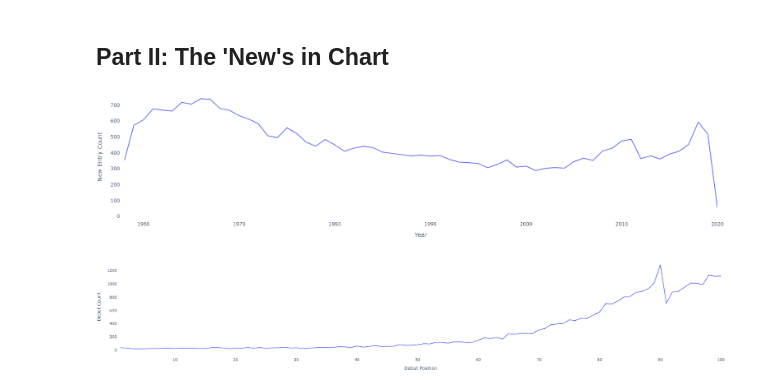
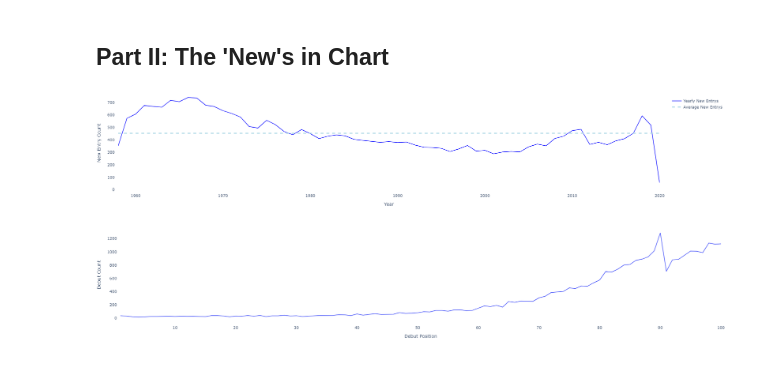
Before and after one commit to Y-Hang/Billboard-Hot-100-Fluidity-Analysis, a Jupyter notebook: Billboard Hot 100 Liquidity Analysis.ipynb, the cells around one changed output. Drawn from its saved outputs; the diff is of its cells as text; code cells hidden in the pictures.

Commit message:
Update visuals and report

```diff
--- a/Billboard Hot 100 Liquidity Analysis.ipynb
+++ b/Billboard Hot 100 Liquidity Analysis.ipynb
@@ -73,21 +73,27 @@ pd.set_option('display.max_columns', 18)
 # %%
 news_all = (trend_df.loc[:, :] == 'New').sum()
 news_all.index = [d[:4] for d in news_all.index]
 news_all = news_all.groupby(level = 0).sum()
-fig = go.Figure(go.Scatter(x=news_all.index,
-                           y=news_all,
-                           mode='lines'))
+fig = go.Figure()
+fig.add_trace(go.Scatter(x=news_all.index,
+                         y=news_all,
+                         line=dict(color='blue', width=1.5),
+                         name='Yearly New Entrys'))
+fig.add_trace(go.Scatter(x=news_all.index,
+                         y=[round(news_all.mean(), 2)]*len(news_all),
+                         line=dict(color='lightblue', width=3, dash='dash'),
+                         name='Average New Entrys'))
 fig.update_layout(width=1000,
                   height=350,
                   plot_bgcolor='rgb(255,255,255)',
                   xaxis_title="Year",
                   yaxis_title="New Entry Count",
                   margin={'l':10, 'r':10, 'b':10, 't':10, 'pad':10})
 fig.update_yaxes(range=[0, 750])
 fig.show()
 fig.write_html("visuals/new_songs_yearly.html")
 # %% [output]
-[figure, old version]
+[figure, new version]
 # %%
 fig = go.Figure(go.Scatter(x=(trend_df == 'New').sum(axis = 1).index + 1,
                            y=(trend_df == 'New').sum(axis = 1),
```
Also changed, not shown: parts of 19 cells of this notebook, 4 other files.
